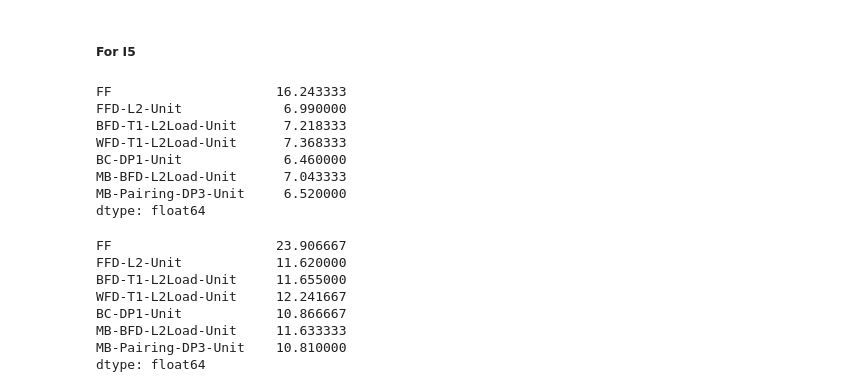
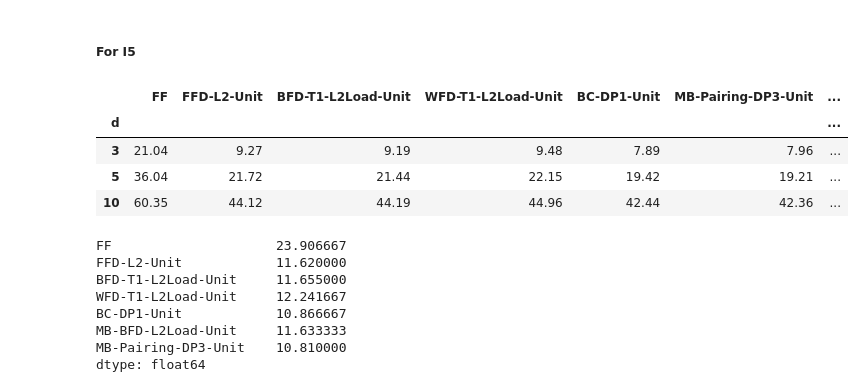
Before and after one commit to Vectorpack/experiments_vector_paper, a Jupyter notebook: results_data/notebooks/compare_algos.ipynb, the cells around one changed output. Cells and saved outputs as stored; diff of their text form; code cells hidden in the pictures.

```diff
--- a/results_data/notebooks/compare_algos.ipynb
+++ b/results_data/notebooks/compare_algos.ipynb
@@ -689,16 +698,13 @@ dtype: float64
 # %%
 sel_algos_unit_I5 = create_selected_list(unit_results_I[0].loc['5'], unit_fam_dict, with_meta=False)
 # %%
-unit_results_I[0].loc['5',:,3][sel_algos_unit_I5].mean()
+unit_results_I[0].loc['5',500][sel_algos_unit_I5]
 # %% [output]
-FF                     16.243333
-FFD-L2-Unit             6.990000
-BFD-T1-L2Load-Unit      7.218333
-WFD-T1-L2Load-Unit      7.368333
-BC-DP1-Unit             6.460000
-MB-BFD-L2Load-Unit      7.043333
-MB-Pairing-DP3-Unit     6.520000
-dtype: float64
+|  | FF | FFD-L2-Unit | BFD-T1-L2Load-Unit | WFD-T1-L2Load-Unit | BC-DP1-Unit | MB-Pairing-DP3-Unit | ... |
+| d |  |  |  |  |  |  | ... |
+| 3 | 21.04 | 9.27 | 9.19 | 9.48 | 7.89 | 7.96 | ... |
+| 5 | 36.04 | 21.72 | 21.44 | 22.15 | 19.42 | 19.21 | ... |
+| 10 | 60.35 | 44.12 | 44.19 | 44.96 | 42.44 | 42.36 | ... |
 # %%
 unit_results_I[0].loc['5',:,5][sel_algos_unit_I5].mean()
 # %% [output]
```
Also changed, not shown: parts of 49 cells of this notebook.
